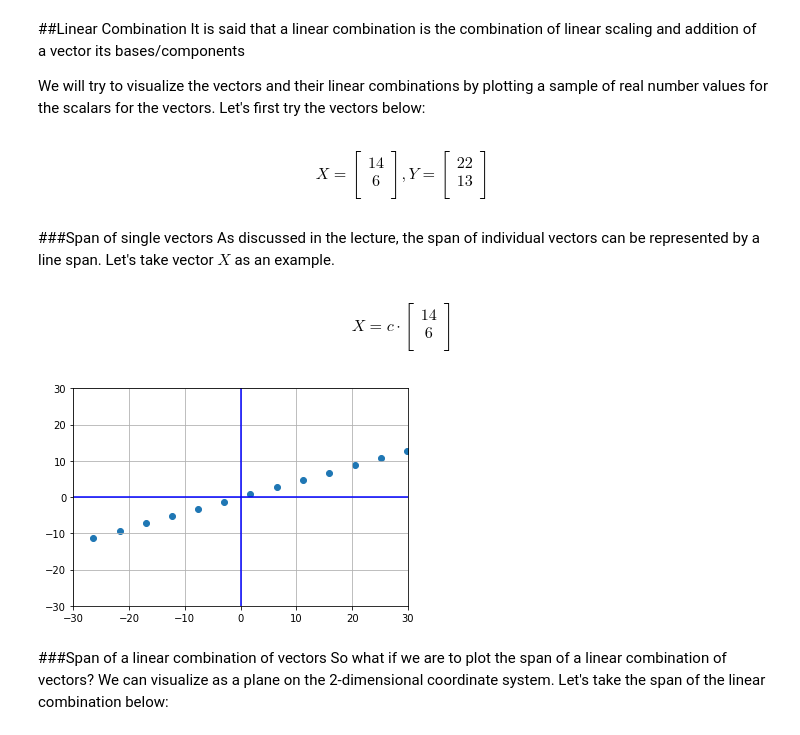
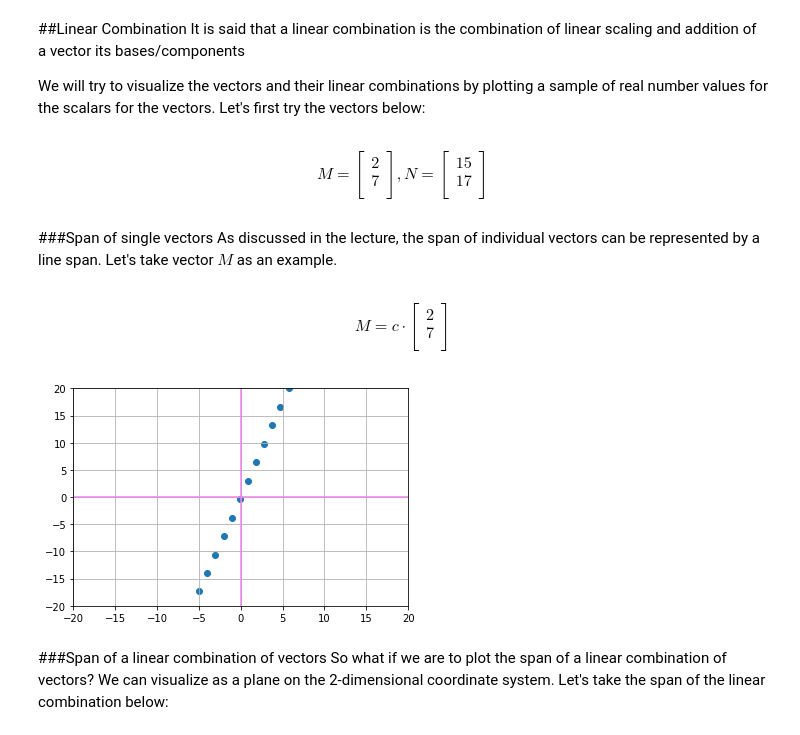
Before and after one commit to Astraplas/LinearAlgebra_2ndSem, a Jupyter notebook: Assignment_10.ipynb, the cells around one changed output. Saved outputs shown, nothing was run; the diff lists cells and outputs as text; code cells hidden in the pictures.

```diff
--- a/Assignment_10.ipynb
+++ b/Assignment_10.ipynb
@@ -26,4 +26,4 @@ It is said that a linear combination is the combination of linear scaling and ad
 
 We will try to visualize the vectors and their linear combinations by plotting a sample of real number values for the scalars for the vectors. Let's first try the vectors below:
 # %% [markdown]
-$$X = \begin{bmatrix} 14\\6 \\\end{bmatrix} , Y = \begin{bmatrix} 22\\13 \\\end{bmatrix} $$
+$$M = \begin{bmatrix} 2\\7 \\\end{bmatrix} , N = \begin{bmatrix} 15\\17 \\\end{bmatrix} $$
@@ -33,22 +30,25 @@ vectY =  np.array([22,13])
+# %%
+setM =  np.array([2,7])
+setN =  np.array([15,17])
 # %% [markdown]
 ###Span of single vectors
-As discussed in the lecture, the span of individual vectors can be represented by a line span. Let's take vector $X$ as an example.
+As discussed in the lecture, the span of individual vectors can be represented by a line span. Let's take vector $M$ as an example.
 # %% [markdown]
-$$X = c\cdot \begin{bmatrix} 14\\6 \\\end{bmatrix} $$
+$$M = c\cdot \begin{bmatrix} 2\\7 \\\end{bmatrix} $$
 # %%
-c = np.arange(-25,25,0.335)
+c = np.arange(-18,18,0.485)
 
-plt.scatter(c*vectX[0],c*vectX[1])
+plt.scatter(c*setM[0],c*setM[1])
 
 
-plt.xlim(-30,30)
-plt.ylim(-30,30)
-plt.axhline(y=0, color='blue')
-plt.axvline(x=0, color='blue')
+plt.xlim(-20,20)
+plt.ylim(-20,20)
+plt.axhline(y=0, color='violet')
+plt.axvline(x=0, color='violet')
 plt.grid()
 plt.show()
 # %% [output]
-[figure, old version]
+[figure, new version]
 # %% [markdown]
 ###Span of a linear combination of vectors
 So what if we are to plot the span of a linear combination of vectors? We can visualize as a plane on the 2-dimensional coordinate system. Let's take the span of the linear combination below:
```
Also changed, not shown: parts of 4 cells of this notebook.
